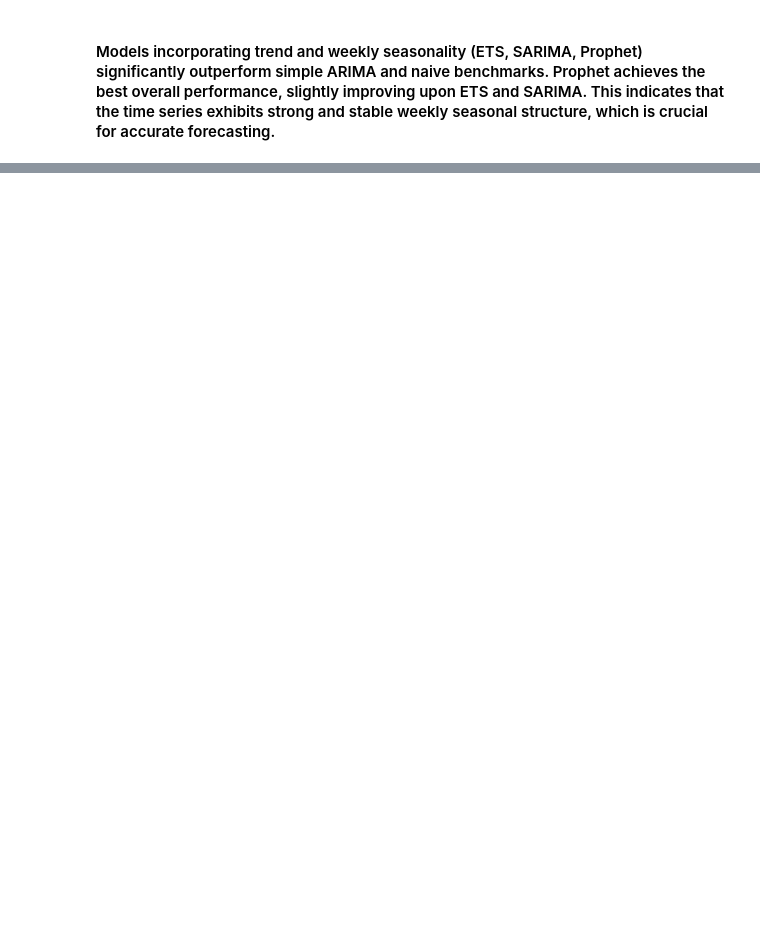
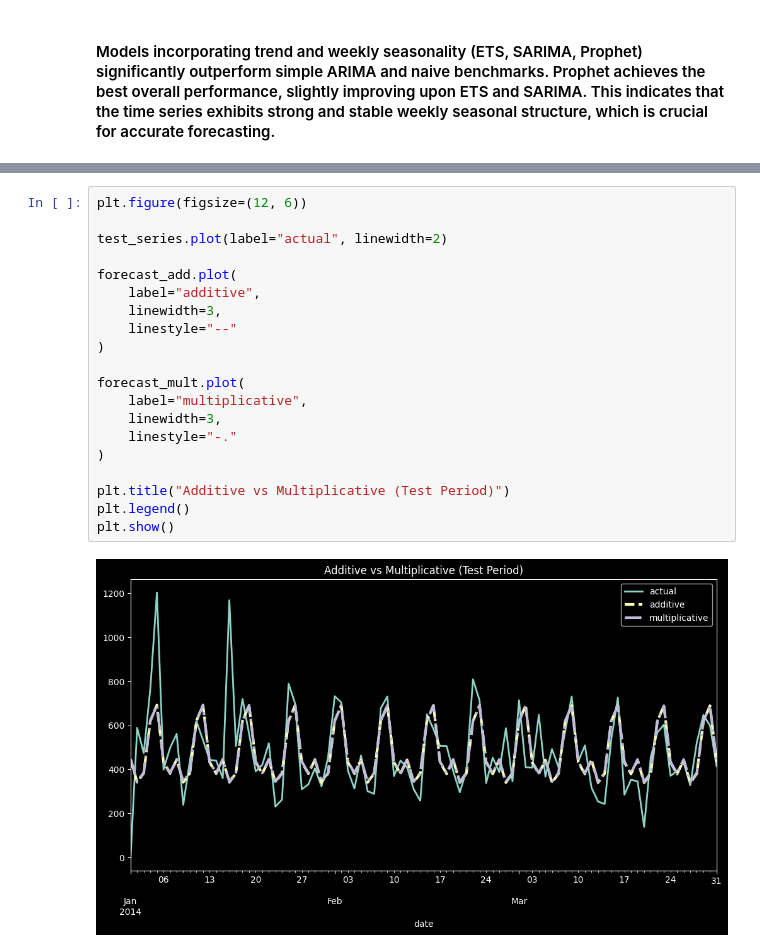
Before and after one commit to pavlovamarija-sys/TimeSeries-Favorita-Store, a Jupyter notebook: week_02/statistical_models.ipynb, the cells around one changed output, grey strips where cells are left out. Drawn from its saved outputs; the diff is of its cells as text; blank space fills up the shorter version.

```diff
--- a/week_02/statistical_models.ipynb
+++ b/week_02/statistical_models.ipynb
@@ -255,0 +325,22 @@ plt.show()
+# %%
+plt.figure(figsize=(12, 6))
+
+test_series.plot(label="actual", linewidth=2)
+
+forecast_add.plot(
+    label="additive",
+    linewidth=3,
+    linestyle="--"
+)
+
+forecast_mult.plot(
+    label="multiplicative",
+    linewidth=3,
+    linestyle="-."
+)
+
+plt.title("Additive vs Multiplicative (Test Period)")
+plt.legend()
+plt.show()
+# %% [output]
+[figure, added]
```
Also changed, not shown: parts of 7 cells of this notebook.
